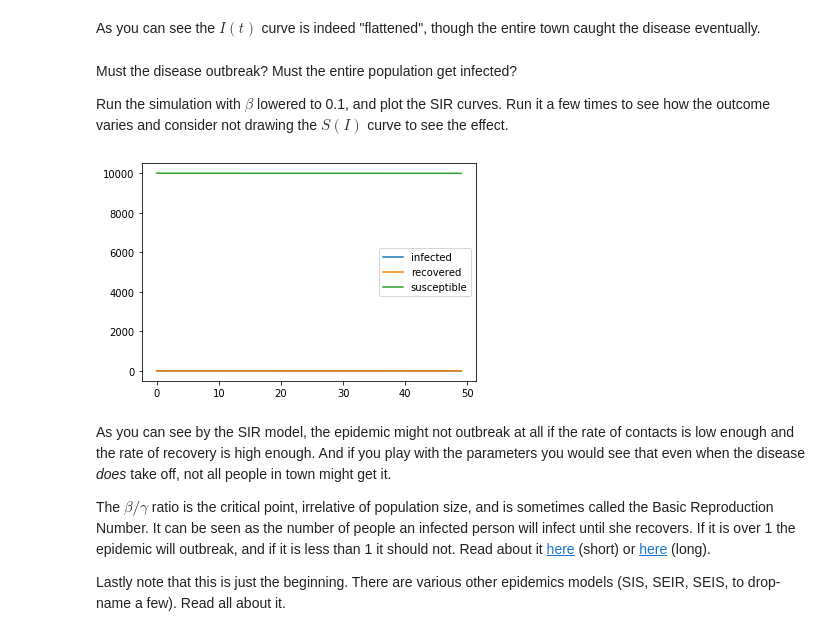
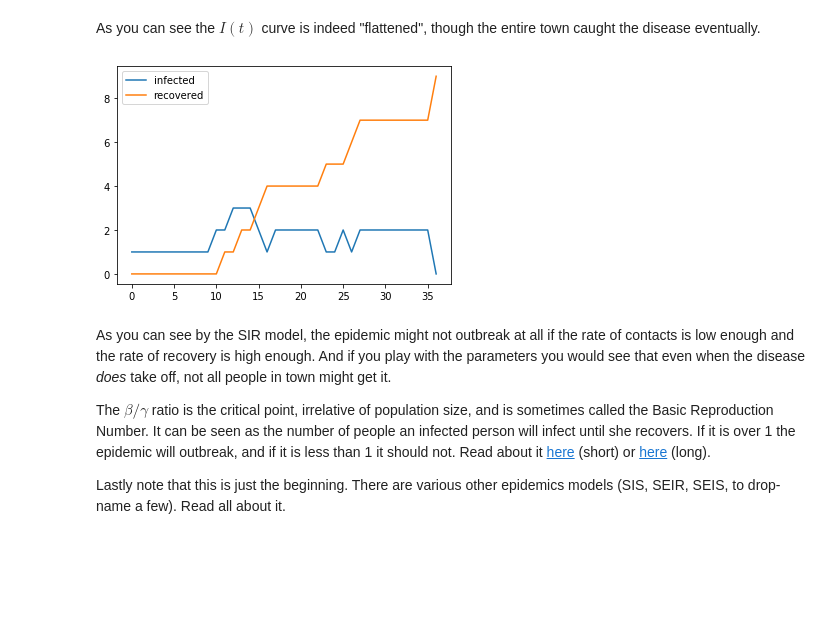
Before and after one commit to IlanaBog/HW5, a Jupyter notebook: hw5.ipynb, the cells around one changed output. Cells and saved outputs as stored; diff of their text form; code cells hidden in the pictures; blank space fills up the shorter version.

```diff
--- a/hw5.ipynb
+++ b/hw5.ipynb
@@ -545,6 +548,2 @@ plt.show()
 # %% [markdown]
 As you can see the $I(t)$ curve is indeed "flattened", though the entire town caught the disease eventually.
-# %% [markdown]
-Must the disease outbreak? Must the entire population get infected?
-
-Run the simulation with $\beta$ lowered to 0.1, and plot the SIR curves. Run it a few times to see how the outcome varies and consider not drawing the $S(I)$ curve to see the effect.
@@ -551,14 +554,13 @@ Run the simulation with $\beta$ lowered to 0.1, and plot the SIR curves. Run it
 # %%
 t,I,S,R = SIR(10000,1,0.1,0.1)[0:4]
-ts = np.arange(t + 1)
+ts1 = np.arange(t + 1)
 
-plt.plot(ts, I, label = 'infected')
-plt.plot(ts, R, label = 'recovered')
-plt.plot(ts, S, label = 'susceptible')
+plt.plot(ts1, I, label = 'infected')
+plt.plot(ts1, R, label = 'recovered')
 plt.legend()
 plt.show()
 # %% [output]
-[figure, old version]
+[figure, new version]
 # %% [markdown]
 As you can see by the SIR model, the epidemic might not outbreak at all if the rate of contacts is low enough and the rate of recovery is high enough. And if you play with the parameters you would see that even when the disease *does* take off, not all people in town might get it.
 
```
Also changed, not shown: parts of 34 cells of this notebook.
